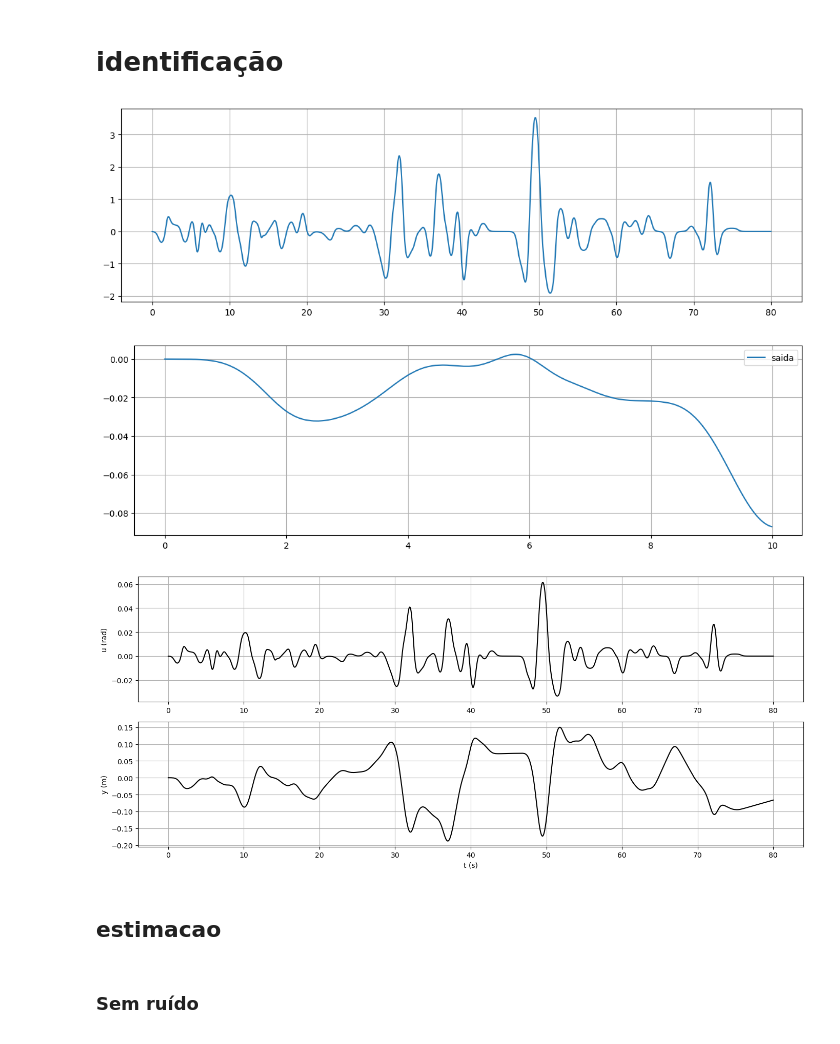
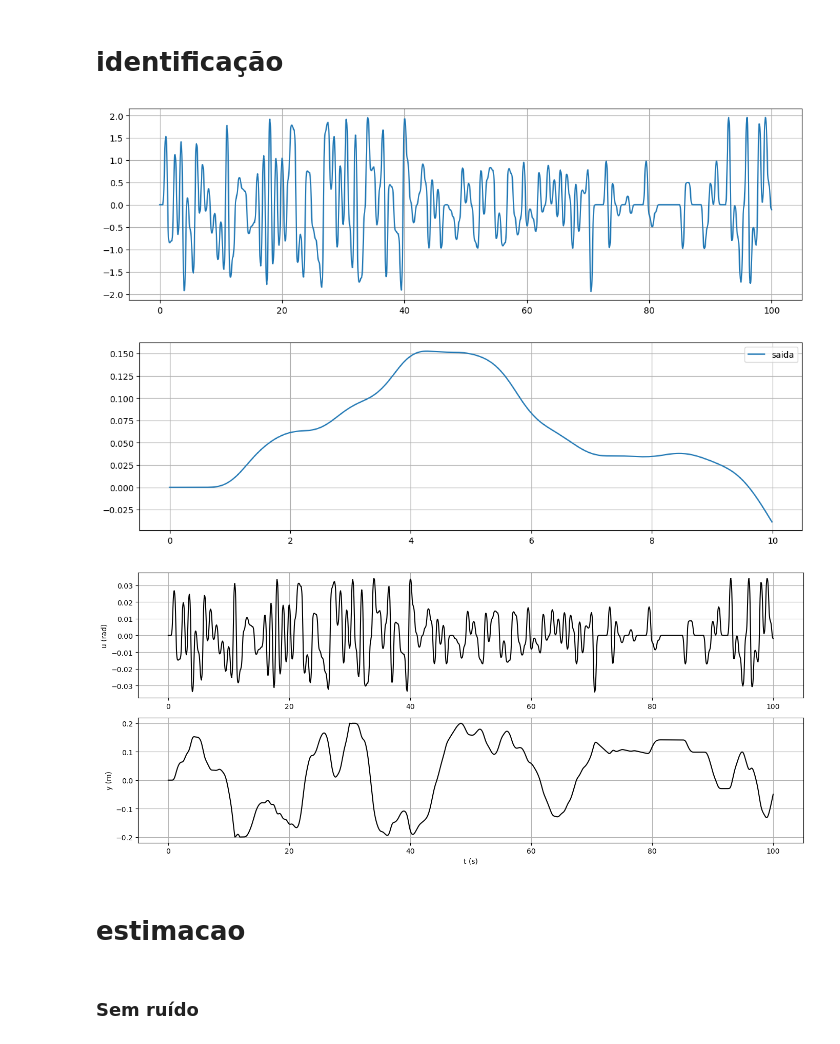
Before and after one commit to JonhLucas/NARX_MISO, a Jupyter notebook: ballbeam/numericExample.ipynb, the cells around one changed output. Saved outputs shown, nothing was run; the diff lists cells and outputs as text; code cells hidden in the pictures.

Commit message:
ballBeam refatorado

```diff
--- a/numericExample.ipynb
+++ b/ballbeam/numericExample.ipynb
@@ -28,31 +28,31 @@ def integrate(p, ts=0.1):
 # %% [markdown]
 # identificação
 # %%
-#my_data = np.genfromtxt('data/ballBeam_Est.csv', delimiter=',')[1:,:]
-my_data = np.genfromtxt('data/ballBeamRungeKutta_Est.csv', delimiter=',')[1:,:]
+my_data = np.genfromtxt('data/ballBeamSaturado.csv', delimiter=',')[1:,:]
+#my_data = np.genfromtxt('data/ballBeamRungeKutta_Est.csv', delimiter=',')[1:,:]
 u = my_data[:, 0].copy()
 y = my_data[:, 1].copy()
 t = my_data[:, 3].copy()
 
 np.random.seed(15)
 amplitude = 0.00001
 #u += np.random.uniform(-0.0002, 0.0002, u.shape)
 y = y + np.random.uniform(-amplitude, amplitude, y.shape)
 
 dt = my_data[1, 3]
 size = 1000
 plt.figure(figsize=(14, 4))
 plt.plot(t, u*(180/np.pi), label="entrada")
 plt.grid()
 plt.show()
 plt.figure(figsize=(14, 4))
 plt.plot(t[:size], y[:size], label="saida")
 plt.legend()
 plt.grid()
 plt.show()
 # %% [output]
-[figure, old version]
+[figure, new version]
-[figure, old version]
+[figure, new version]
 # %%
 f, ax = plt.subplots(2, 1, figsize=[14, 6])
 ax[0].plot(t, u, label='Entrada', color='black')
@@ -69,9 +69,9 @@ ax[0].grid()
 ax[1].grid()
 plt.show()
 # %% [output]
-[figure, old version]
+[figure, new version]
 # %% [markdown]
-## estimacao
+# estimacao
 # %% [markdown]
 ### Sem ruído
 # %%
```
Also changed, not shown: parts of 3 cells of this notebook, 16 other files.
